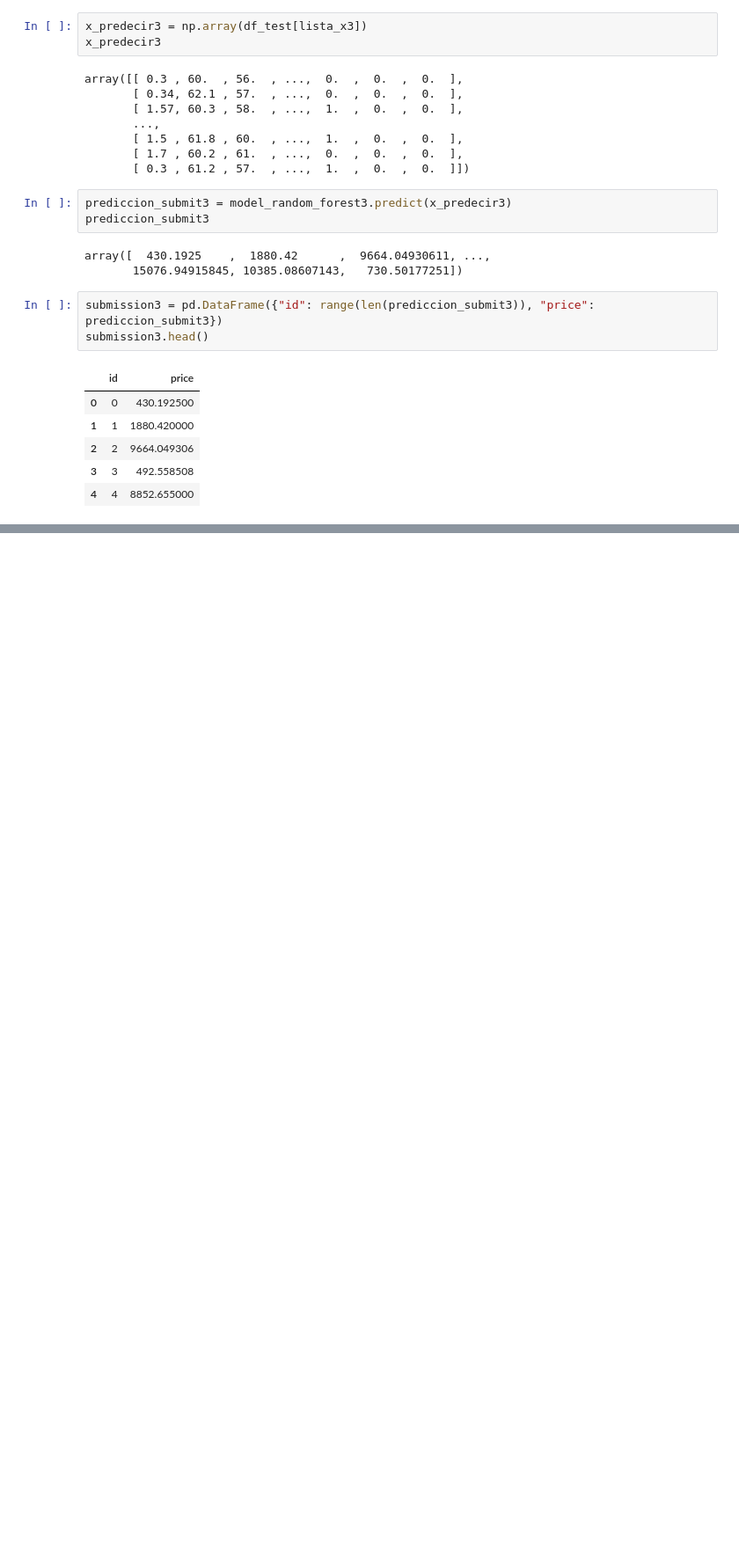
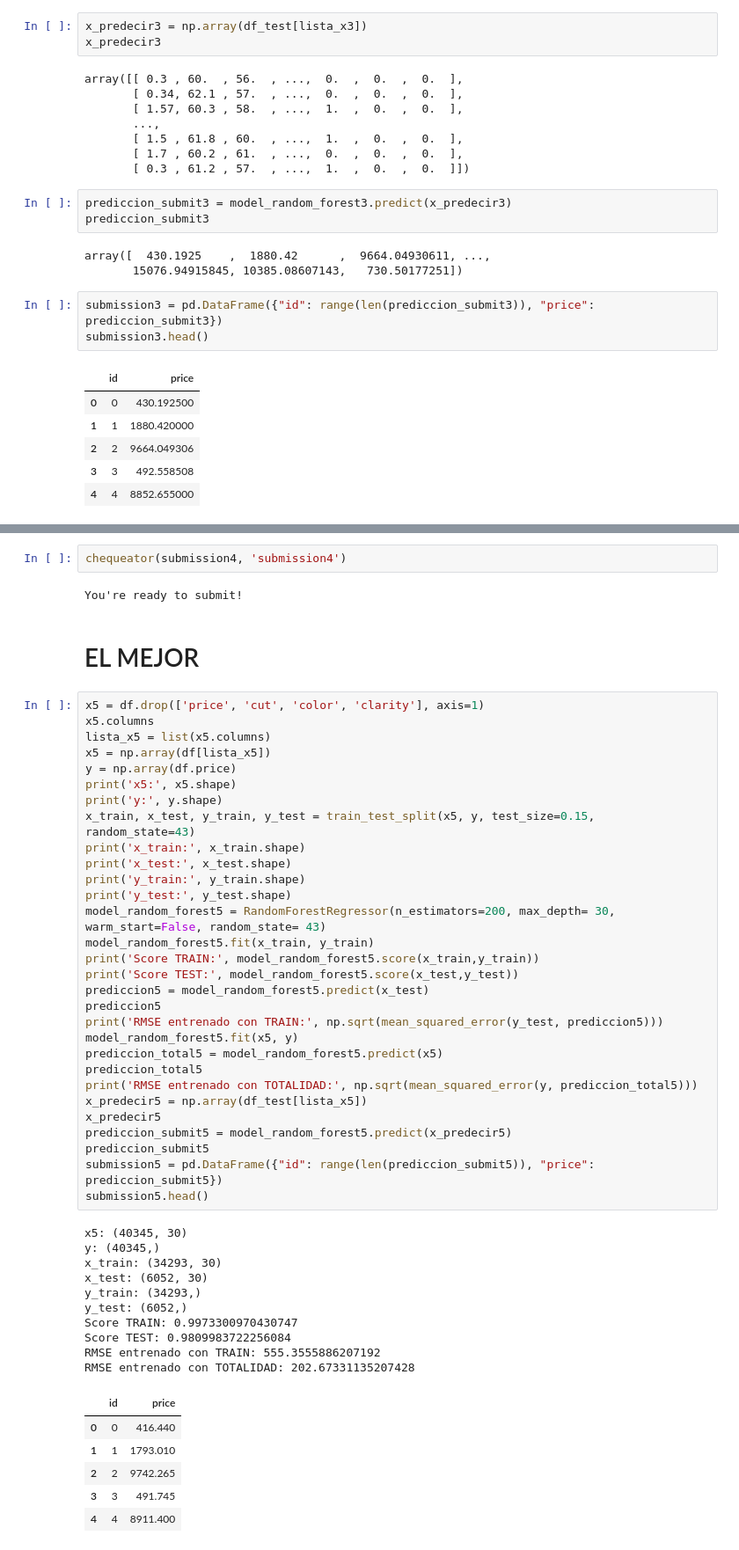
Before and after one commit to leo90rc/Leonardo.DataScience, a Jupyter notebook: week10_ML_competition_pca_kmeans/day4_competi_diamond/kaggle_diamonds.ipynb, the cells around one changed output, grey strips where cells are left out. Shown at 88% size. Cells and saved outputs as stored; diff of their text form; blank space fills up the shorter version.

```diff
--- a/week10_ML_competition_pca_kmeans/day4_competi_diamond/kaggle_diamonds.ipynb
+++ b/week10_ML_competition_pca_kmeans/day4_competi_diamond/kaggle_diamonds.ipynb
@@ -595,0 +680,53 @@ You're ready to submit!
+# %%
+chequeator(submission4, 'submission4')
+# %% [output]
+You're ready to submit!
+# %% [markdown]
+# EL MEJOR
+# %%
+x5 = df.drop(['price', 'cut', 'color', 'clarity'], axis=1)
+x5.columns
+lista_x5 = list(x5.columns)
+x5 = np.array(df[lista_x5])
+y = np.array(df.price)
+print('x5:', x5.shape)
+print('y:', y.shape)
+x_train, x_test, y_train, y_test = train_test_split(x5, y, test_size=0.15, random_state=43)
+print('x_train:', x_train.shape)
+print('x_test:', x_test.shape)
+print('y_train:', y_train.shape)
+print('y_test:', y_test.shape)
+model_random_forest5 = RandomForestRegressor(n_estimators=200, max_depth= 30, warm_start=False, random_state= 43)
+model_random_forest5.fit(x_train, y_train)
+print('Score TRAIN:', model_random_forest5.score(x_train,y_train))
+print('Score TEST:', model_random_forest5.score(x_test,y_test))
+prediccion5 = model_random_forest5.predict(x_test)
+prediccion5
+print('RMSE entrenado con TRAIN:', np.sqrt(mean_squared_error(y_test, prediccion5)))
+model_random_forest5.fit(x5, y)
+prediccion_total5 = model_random_forest5.predict(x5)
+prediccion_total5
+print('RMSE entrenado con TOTALIDAD:', np.sqrt(mean_squared_error(y, prediccion_total5)))
+x_predecir5 = np.array(df_test[lista_x5])
+x_predecir5
+prediccion_submit5 = model_random_forest5.predict(x_predecir5)
+prediccion_submit5
+submission5 = pd.DataFrame({"id": range(len(prediccion_submit5)), "price": prediccion_submit5})
+submission5.head()
+# %% [output]
+x5: (40345, 30)
+y: (40345,)
+x_train: (34293, 30)
+x_test: (6052, 30)
+y_train: (34293,)
+y_test: (6052,)
+Score TRAIN: 0.9973300970430747
+Score TEST: 0.9809983722256084
+RMSE entrenado con TRAIN: 555.3555886207192
+RMSE entrenado con TOTALIDAD: 202.67331135207428
+|  | id | price |
+| 0 | 0 | 416.440 |
+| 1 | 1 | 1793.010 |
+| 2 | 2 | 9742.265 |
+| 3 | 3 | 491.745 |
+| 4 | 4 | 8911.400 |
```
Also changed, not shown: parts of 50 cells of this notebook, 13 other files.
